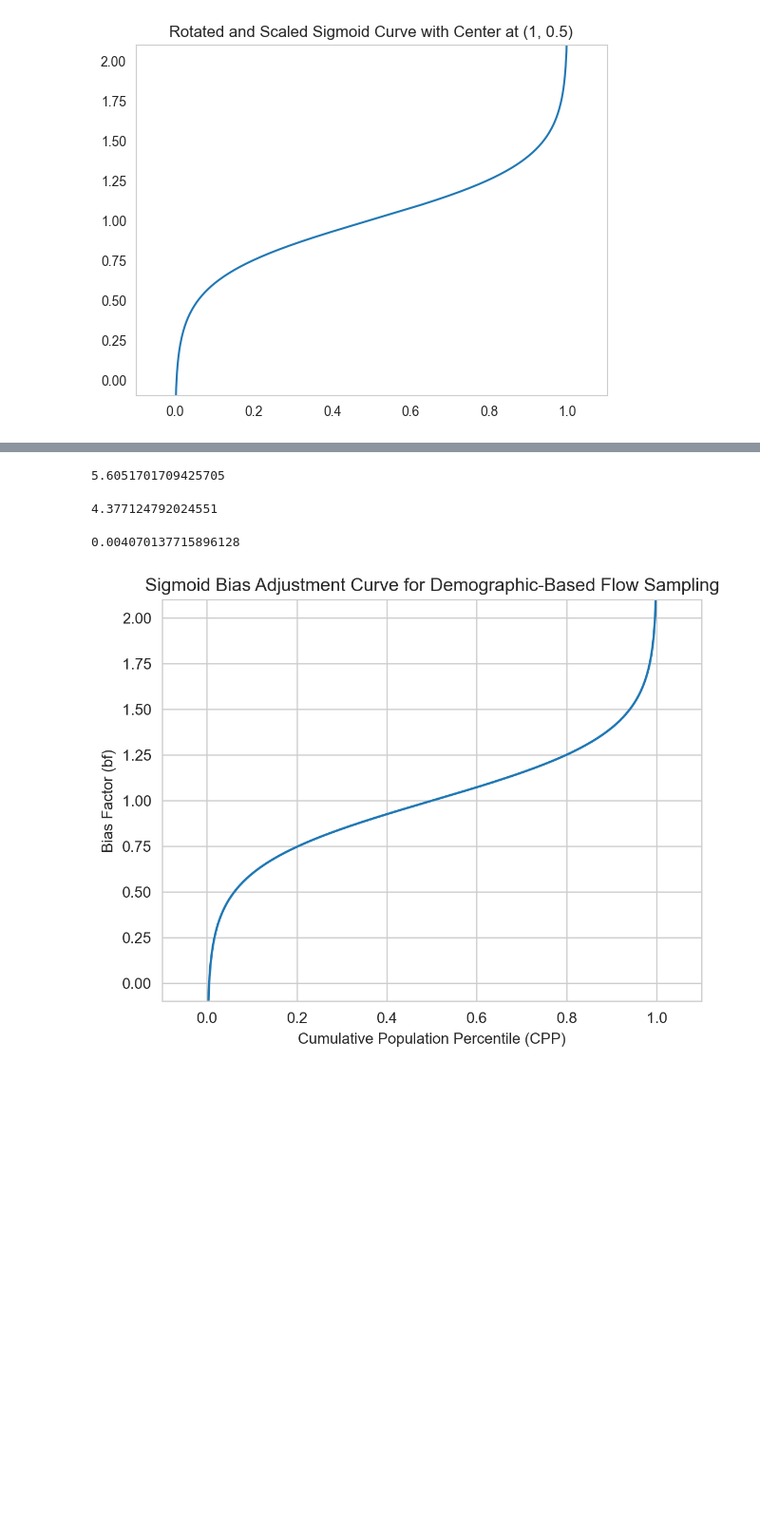
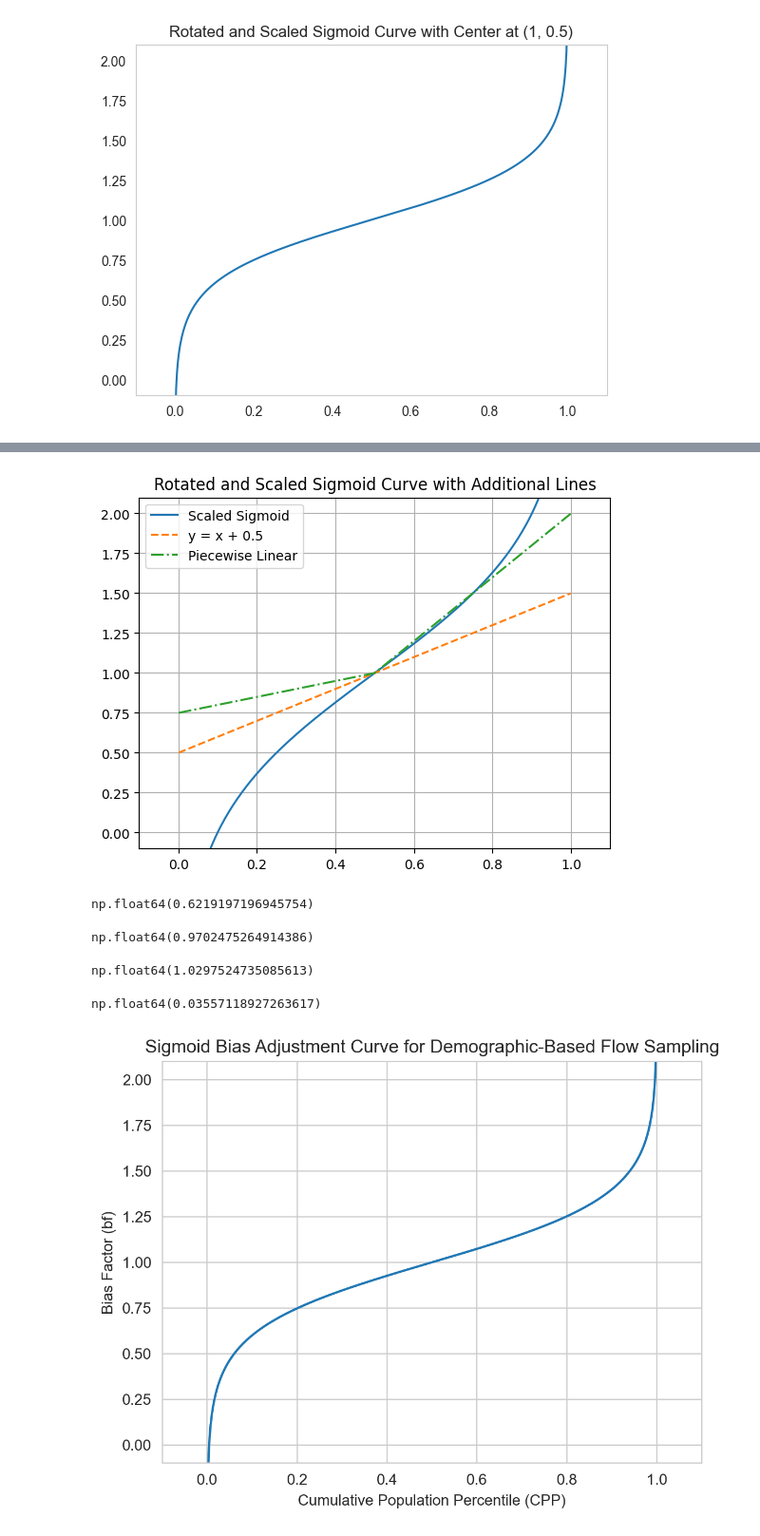
Before and after one commit to DSSG24-CF-Fairness/crowdflow-fairness, a Jupyter notebook: experiment/plot_test.ipynb, the cells around one changed output, grey strips where cells are left out. Shown at 95% size. Drawn from its saved outputs; the diff is of its cells as text; code cells hidden in the pictures; blank space fills up the shorter version.

```diff
--- a/experiment/plot_test.ipynb
+++ b/experiment/plot_test.ipynb
@@ -356,27 +382,66 @@ plt.show()
+# %%
+import numpy as np
+import matplotlib.pyplot as plt
+
+# Define parameters for the sigmoid
+k = 2  # steepness of the sigmoid
+x = np.linspace(0.001, 0.999, 500)  # x from 0 to 1
+
+# Calculate the sigmoid function and scale it
+y = 1 - (1 / (k * 1.1)) * np.log((1 - x) / x)
+
+# Calculate the line y = x + 0.5
+y_line = x + 0.5
+
+# Define the function y = I(x < 0.5) x/k + I(x > 0.5) kx
+# y_piecewise = np.where(x <= 0.5, x/k + (1-0.5/k), k*x + (1-0.5*k))
+
+# Plot the results
+plt.plot(x, y, label='Scaled Sigmoid')
+plt.plot(x, y_line, label='y = x + 0.5', linestyle='--')
+plt.plot(x, y_piecewise, label='Piecewise Linear', linestyle='-.')  # Adding the piecewise function
+
+plt.title("Rotated and Scaled Sigmoid Curve with Additional Lines")
+plt.xlim(-0.1, 1.1)
+plt.ylim(-0.1, 2.1)
+plt.grid()
+plt.legend()  # Add a legend to distinguish the plots
+plt.show()
+# %% [output]
+[figure, added]
 # %%
+import numpy as np
 k = 5
-x_value = 0.99999999999
+x_value = 1/9
 
 y_value = 1 - (1 / (k * 1.1)) * np.log((1 - x_value) / x_value)
 y_value
 # %% [output]
-5.6051701709425705
+np.float64(0.6219197196945754)
 # %%
 k = 5
-x_value = 0.99999999999
+x_value = 4/9
 
 y_value = 1 - (1 / (k * 1.5)) * np.log((1 - x_value) / x_value)
 y_value
 # %% [output]
-4.377124792024551
+np.float64(0.9702475264914386)
+# %%
+k = 5
+x_value = 5/9
+
+y_value = 1 - (1 / (k * 1.5)) * np.log((1 - x_value) / x_value)
+y_value
+# %% [output]
+np.float64(1.0297524735085613)
 # %%
-k = 5
+k = 3
 E = np.exp(k * 1.1)
 x_value = 1 / (E + 1)
 
 x_value
 # %% [output]
-0.004070137715896128
+np.float64(0.03557118927263617)
 # %%
 import numpy as np
 import matplotlib.pyplot as plt
```
Also changed, not shown: parts of 1 cell of this notebook.
